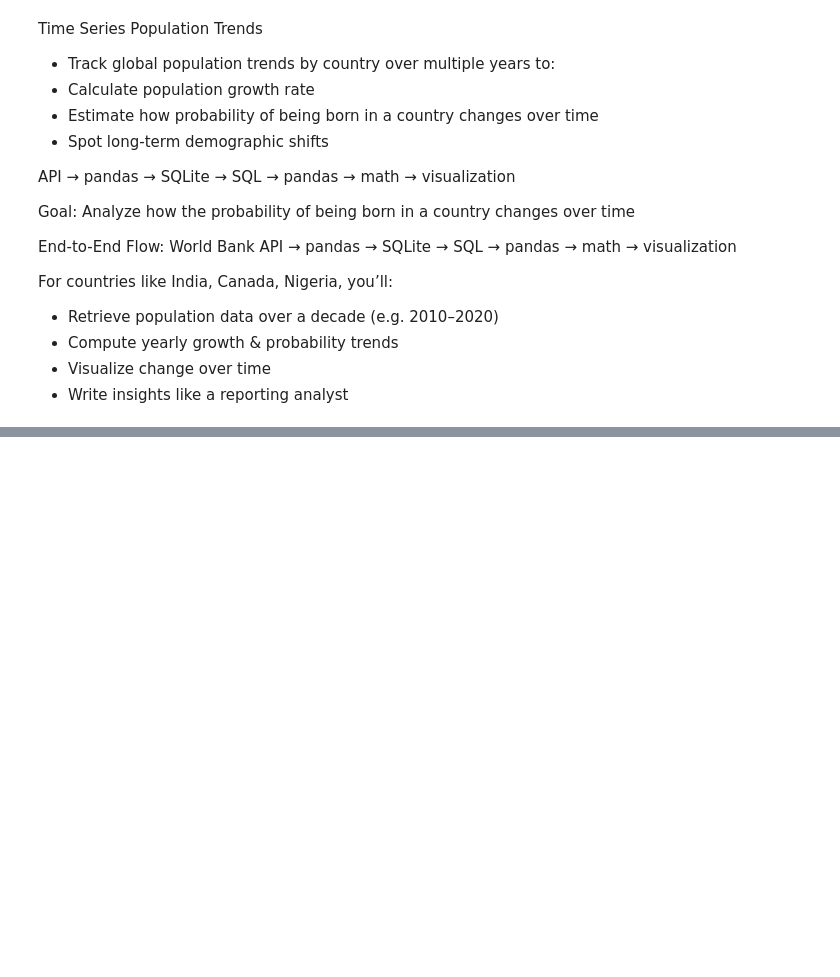
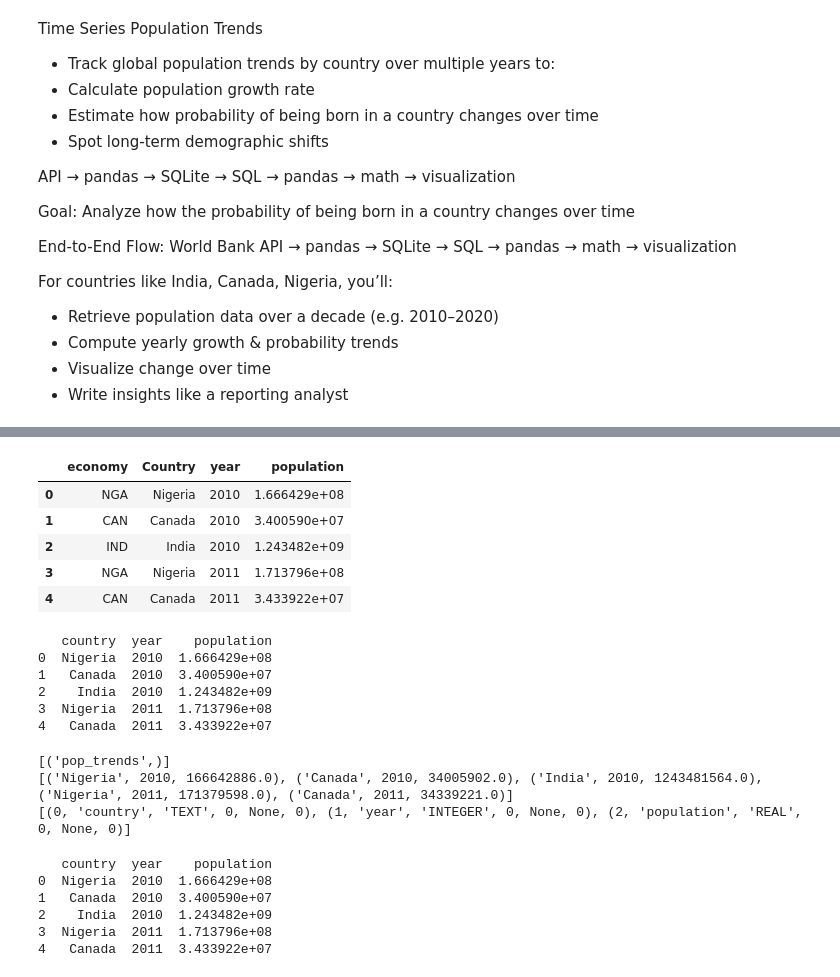
Before and after one commit to aleem-dev/DataAnalysis, a Jupyter notebook: ResearchExplore/Concepts/timeseriestrend/timeseriestrend.ipynb, the cells around one changed output, grey strips where cells are left out. Saved outputs shown, nothing was run; the diff lists cells and outputs as text; code cells hidden in the pictures; blank space fills up the shorter version.

```diff
--- a/ResearchExplore/Concepts/timeseriestrend/timeseriestrend.ipynb
+++ b/ResearchExplore/Concepts/timeseriestrend/timeseriestrend.ipynb
@@ -49,3 +49,58 @@ df.head()
 | 0 | NGA | Nigeria | 1.666429e+08 | 1.713796e+08 | 1.762006e+08 | 1.810494e+08 | 1.858969e+08 | 1.906719e+08 | 1.954437e+08 | 2.002546e+08 | 2.049388e+08 | ... |
 | 1 | CAN | Canada | 3.400590e+07 | 3.433922e+07 | 3.471340e+07 | 3.508099e+07 | 3.543407e+07 | 3.570450e+07 | 3.611080e+07 | 3.654508e+07 | 3.707262e+07 | ... |
 | 2 | IND | India | 1.243482e+09 | 1.261225e+09 | 1.278675e+09 | 1.295830e+09 | 1.312277e+09 | 1.328024e+09 | 1.343944e+09 | 1.359657e+09 | 1.374659e+09 | ... |
+# %%
+# arrange the data
+# convert from wide to long data
+df_long = df.melt(id_vars=['economy','Country'],var_name='year',value_name='population')
+
+#remove YR from year column and make value as int
+df_long['year'] = df_long['year'].str.replace('YR','').astype(int)
+df_long.head()
+# %% [output]
+|  | economy | Country | year | population |
+| 0 | NGA | Nigeria | 2010 | 1.666429e+08 |
+| 1 | CAN | Canada | 2010 | 3.400590e+07 |
+| 2 | IND | India | 2010 | 1.243482e+09 |
+| 3 | NGA | Nigeria | 2011 | 1.713796e+08 |
+| 4 | CAN | Canada | 2011 | 3.433922e+07 |
+# %%
+# remove column and rename column
+df = df_long[['Country','year','population']]
+df.columns = ['country', 'year', 'population']
+print(df.head())
+# %% [output]
+   country  year    population
+0  Nigeria  2010  1.666429e+08
+1   Canada  2010  3.400590e+07
+2    India  2010  1.243482e+09
+3  Nigeria  2011  1.713796e+08
+4   Canada  2011  3.433922e+07
+# %%
+#store in sqlite
+import sqlite3
+
+conn = sqlite3.connect('population_time_series.db',isolation_level=None)
+df.to_sql('pop_trends',conn,if_exists='replace',index=False) #table name, connection, if exist replace, index = no idex
+
+quary = 'SELECT * FROM pop_trends LIMIT 5'
+print(conn.execute('SELECT name FROM sqlite_schema WHERE type="table"').fetchall())
+print(conn.execute(quary).fetchall())
+print(conn.execute('PRAGMA TABLE_INFO("pop_trends")').fetchall())
+# %% [output]
+[('pop_trends',)]
+[('Nigeria', 2010, 166642886.0), ('Canada', 2010, 34005902.0), ('India', 2010, 1243481564.0), ('Nigeria', 2011, 171379598.0), ('Canada', 2011, 34339221.0)]
+[(0, 'country', 'TEXT', 0, None, 0), (1, 'year', 'INTEGER', 0, None, 0), (2, 'population', 'REAL', 0, None, 0)]
+# %%
+# SQL to pandas to process various calculations
+quary = 'SELECT * FROM pop_trends'
+
+df_sql = pd.read_sql_query(quary, conn)
+print(df_sql.head())
+# %% [output]
+   country  year    population
+0  Nigeria  2010  1.666429e+08
+1   Canada  2010  3.400590e+07
+2    India  2010  1.243482e+09
+3  Nigeria  2011  1.713796e+08
+4   Canada  2011  3.433922e+07
```
Also changed, not shown: parts of 6 cells of this notebook, 1 other file.
